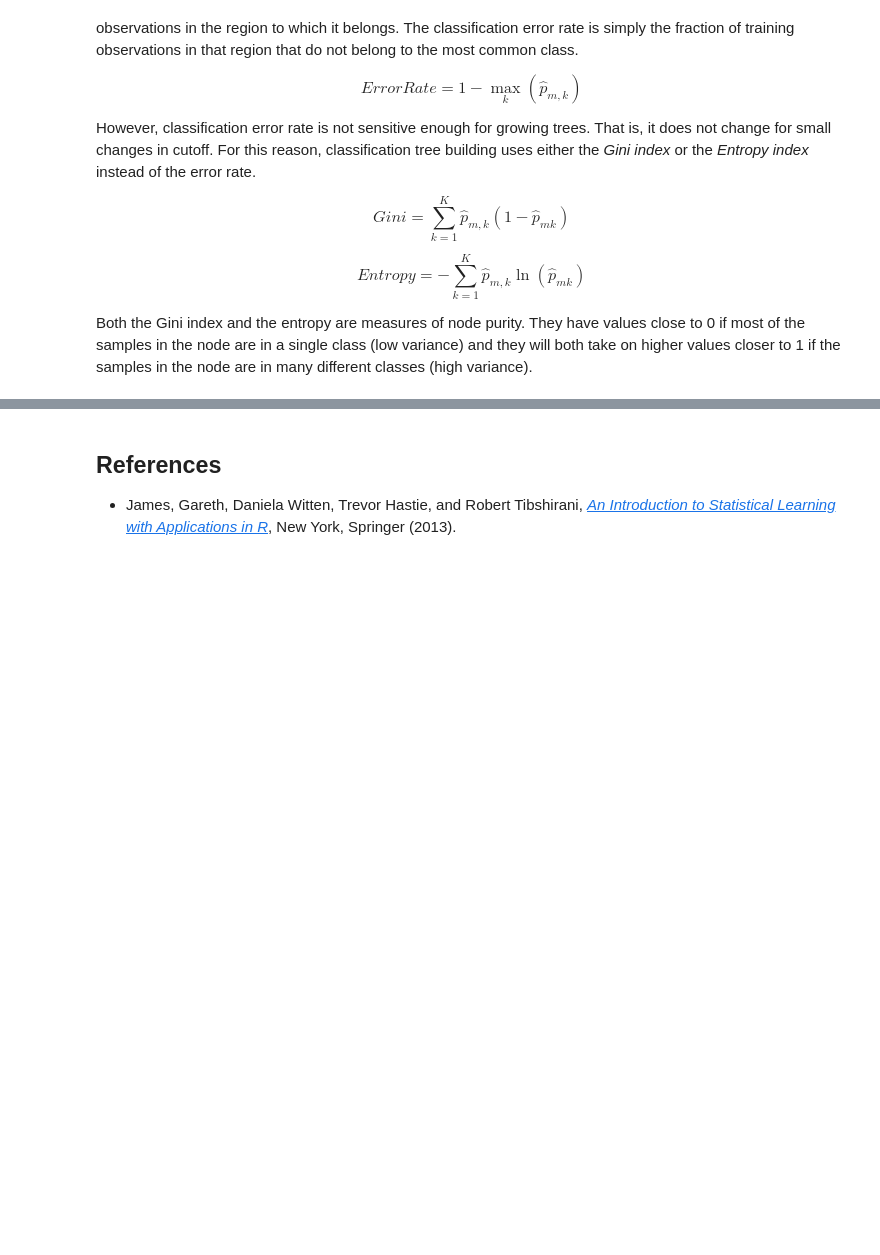
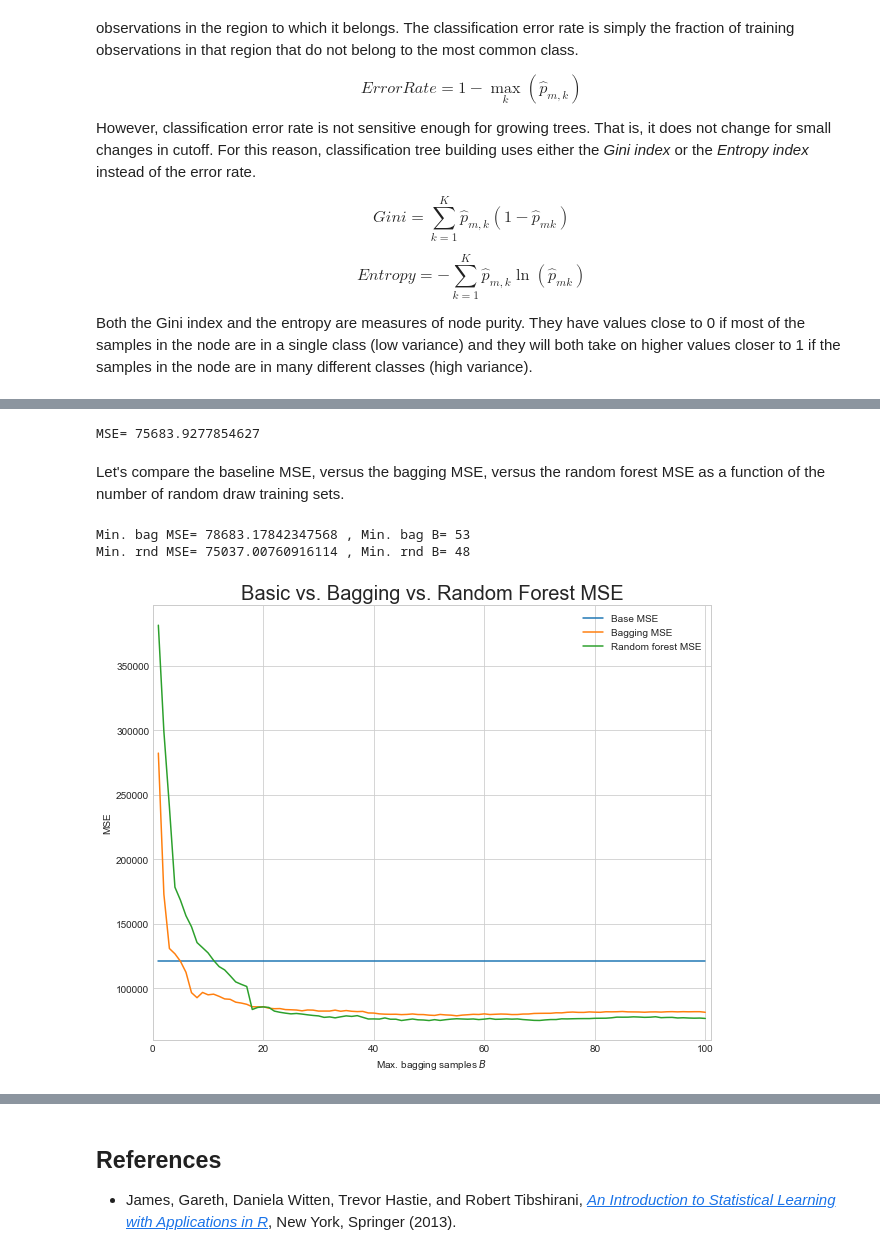
Before and after one commit to UC-MACSS/persp-model_W18, a Jupyter notebook: Notebooks/Trees/Trees.ipynb, the cells around one changed output, grey strips where cells are left out. Cells and saved outputs as stored; diff of their text form; code cells hidden in the pictures; blank space fills up the shorter version.

```diff
--- a/Notebooks/Trees/Trees.ipynb
+++ b/Notebooks/Trees/Trees.ipynb
@@ -176,0 +337,45 @@ graph
+# %%
+from sklearn.ensemble import RandomForestRegressor
+
+hit_tree4 = RandomForestRegressor(n_estimators=53, max_features='sqrt', bootstrap=True,
+                                  oob_score=True, random_state=15)
+hit_tree4.fit(X, y)
+
+hit_tree4.score(X, y)
+y_pred4 = hit_tree4.oob_prediction_
+MSE4 = mean_squared_error(y, y_pred4)
+print('MSE=', MSE4)
+# %% [output]
+MSE= 75683.9277854627
+# %% [markdown]
+Let's compare the baseline MSE, versus the bagging MSE, versus the random forest MSE as a function of the number of random draw training sets.
+# %%
+max_samples = 100
+MSE_vec4 = np.zeros(max_samples)
+for ind in range(1, max_samples + 1):
+    hit_tree4_loop = RandomForestRegressor(n_estimators=ind, max_features='sqrt',
+                                           bootstrap=True, oob_score=True,
+                                           random_state=15)
+    hit_tree4_loop.fit(X, y)
+    y_pred4_loop = hit_tree4_loop.oob_prediction_
+    MSE_vec4[ind - 1] = mean_squared_error(y, y_pred4_loop)
+    # print('MSE=', MSE_vec[ind - 1])
+
+fig, ax = plt.subplots()
+plt.plot(np.arange(1, max_samples + 1), MSE_base * np.ones(max_samples),
+         label='Base MSE')
+plt.plot(np.arange(1, max_samples + 1), MSE_vec, label='Bagging MSE')
+plt.plot(np.arange(1, max_samples + 1), MSE_vec4, label='Random forest MSE')
+# for the minor ticks, use no labels; default NullFormatter
+plt.title('Basic vs. Bagging vs. Random Forest MSE', fontsize=20)
+plt.xlabel(r'Max. bagging samples $B$')
+plt.ylabel(r'MSE')
+plt.xlim((0, max_samples + 1))
+plt.legend(loc='best')
+
+print('Min. bag MSE=', MSE_vec.min(), ', Min. bag B=', np.argwhere(MSE_vec == MSE_vec.min())[0, 0] - 1)
+print('Min. rnd MSE=', MSE_vec4.min(), ', Min. rnd B=', np.argwhere(MSE_vec4 == MSE_vec4.min())[0, 0] - 1)
+# %% [output]
+Min. bag MSE= 78683.17842347568 , Min. bag B= 53
+Min. rnd MSE= 75037.00760916114 , Min. rnd B= 48
+[figure, added]
```
Also changed, not shown: parts of 22 cells of this notebook.
